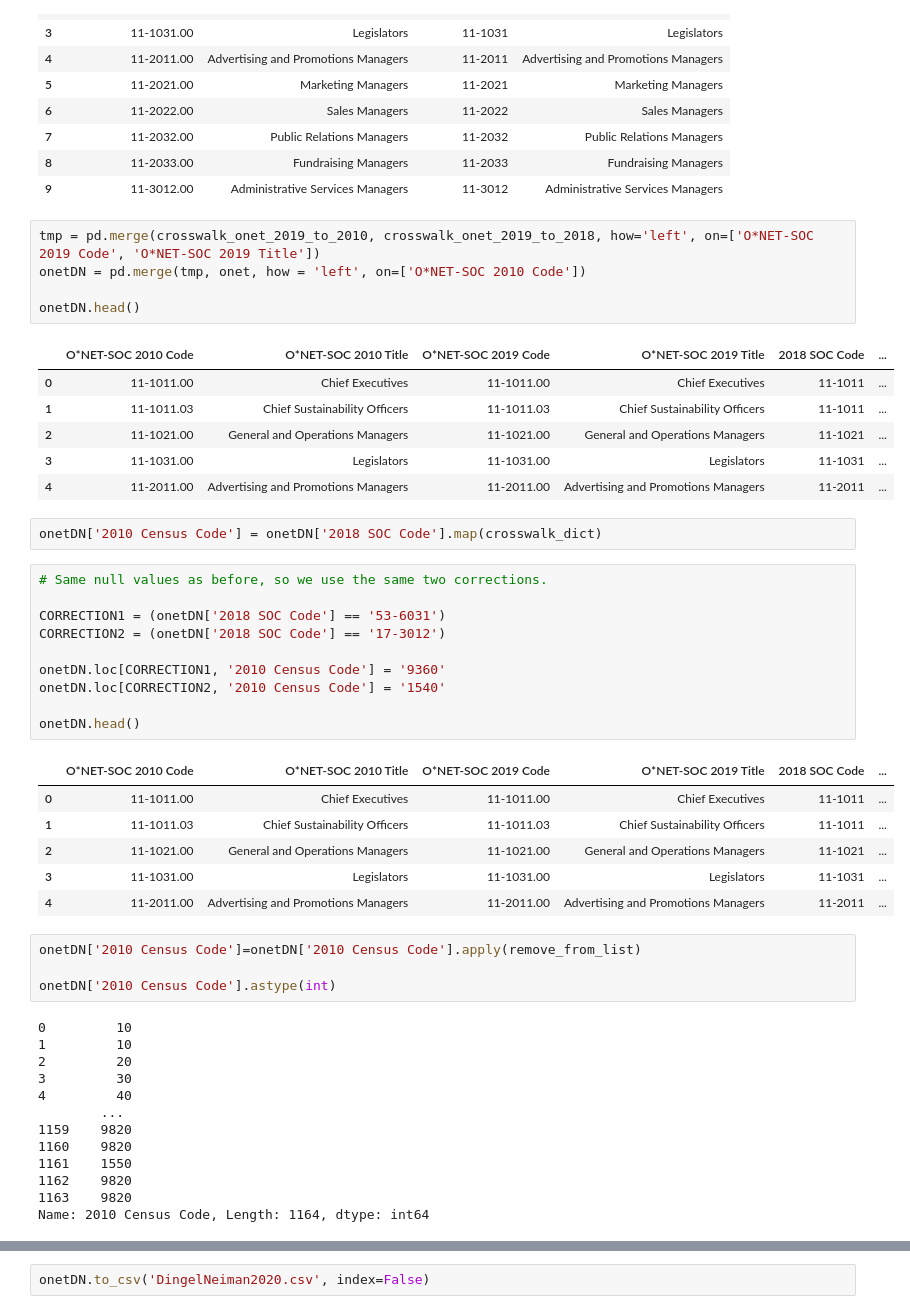
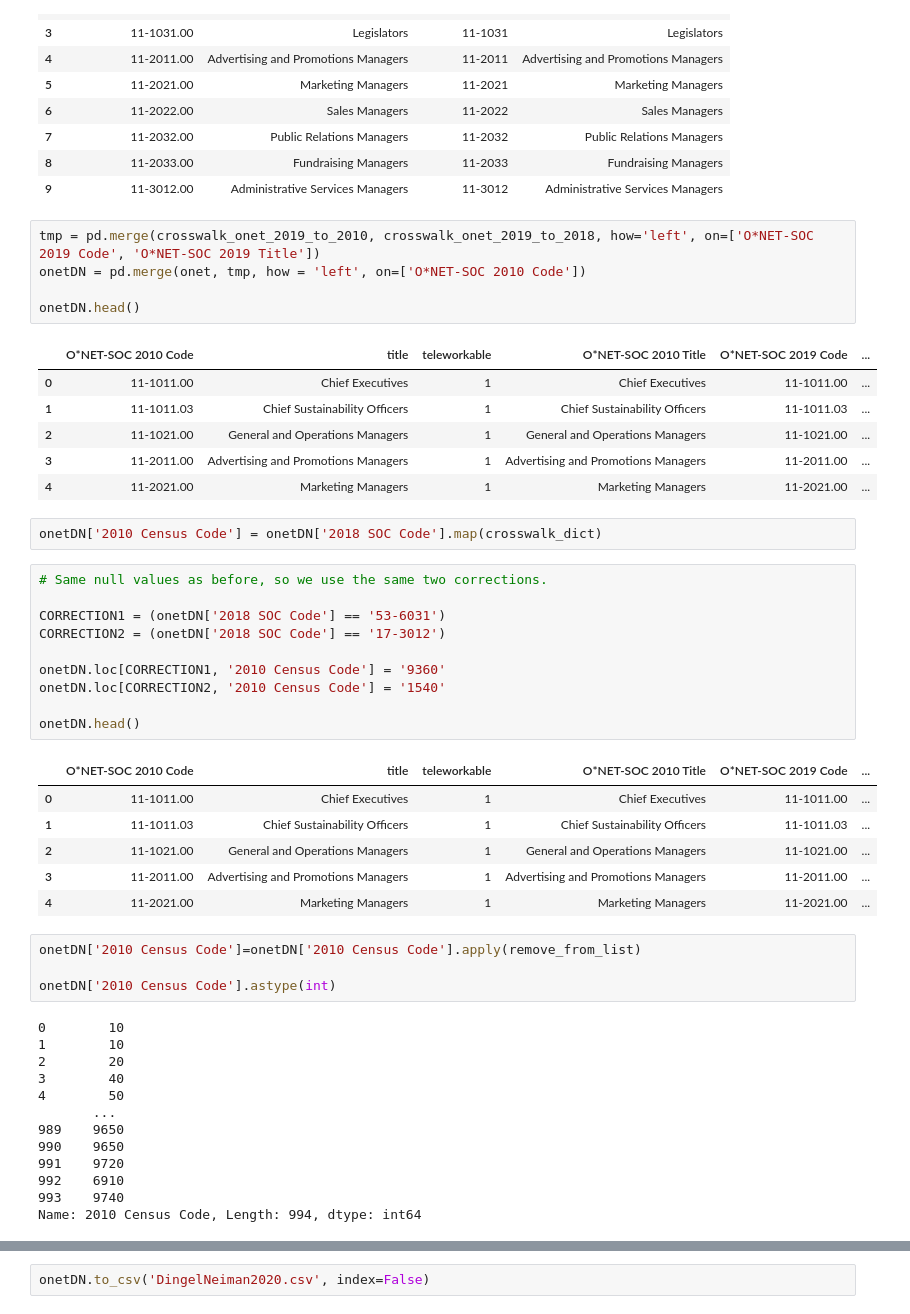
Before and after one commit to meganmccoy/ONET_Occupation_Codes, a Jupyter notebook: Mapping SOP and Census Occupation Codes.ipynb, the cells around one changed output, grey strips where cells are left out. Saved outputs shown, nothing was run; the diff lists cells and outputs as text.

```diff
--- a/Mapping SOP and Census Occupation Codes.ipynb
+++ b/Mapping SOP and Census Occupation Codes.ipynb
@@ -297,16 +297,16 @@ crosswalk_onet_2019_to_2018.head(10) # 1016 occupations
 | 9 | 11-3012.00 | Administrative Services Managers | 11-3012 | Administrative Services Managers |
 # %%
 tmp = pd.merge(crosswalk_onet_2019_to_2010, crosswalk_onet_2019_to_2018, how='left', on=['O*NET-SOC 2019 Code', 'O*NET-SOC 2019 Title'])
-onetDN = pd.merge(tmp, onet, how = 'left', on=['O*NET-SOC 2010 Code'])
+onetDN = pd.merge(onet, tmp, how = 'left', on=['O*NET-SOC 2010 Code'])
 
 onetDN.head()
 # %% [output]
-|  | O*NET-SOC 2010 Code | O*NET-SOC 2010 Title | O*NET-SOC 2019 Code | O*NET-SOC 2019 Title | 2018 SOC Code | ... |
-| 0 | 11-1011.00 | Chief Executives | 11-1011.00 | Chief Executives | 11-1011 | ... |
-| 1 | 11-1011.03 | Chief Sustainability Officers | 11-1011.03 | Chief Sustainability Officers | 11-1011 | ... |
-| 2 | 11-1021.00 | General and Operations Managers | 11-1021.00 | General and Operations Managers | 11-1021 | ... |
-| 3 | 11-1031.00 | Legislators | 11-1031.00 | Legislators | 11-1031 | ... |
-| 4 | 11-2011.00 | Advertising and Promotions Managers | 11-2011.00 | Advertising and Promotions Managers | 11-2011 | ... |
+|  | O*NET-SOC 2010 Code | title | teleworkable | O*NET-SOC 2010 Title | O*NET-SOC 2019 Code | ... |
+| 0 | 11-1011.00 | Chief Executives | 1 | Chief Executives | 11-1011.00 | ... |
+| 1 | 11-1011.03 | Chief Sustainability Officers | 1 | Chief Sustainability Officers | 11-1011.03 | ... |
+| 2 | 11-1021.00 | General and Operations Managers | 1 | General and Operations Managers | 11-1021.00 | ... |
+| 3 | 11-2011.00 | Advertising and Promotions Managers | 1 | Advertising and Promotions Managers | 11-2011.00 | ... |
+| 4 | 11-2021.00 | Marketing Managers | 1 | Marketing Managers | 11-2021.00 | ... |
 # %%
 onetDN['2010 Census Code'] = onetDN['2018 SOC Code'].map(crosswalk_dict)
 # %%
@@ -320,26 +320,26 @@ onetDN.loc[CORRECTION2, '2010 Census Code'] = '1540'
 
 onetDN.head()
 # %% [output]
-|  | O*NET-SOC 2010 Code | O*NET-SOC 2010 Title | O*NET-SOC 2019 Code | O*NET-SOC 2019 Title | 2018 SOC Code | ... |
-| 0 | 11-1011.00 | Chief Executives | 11-1011.00 | Chief Executives | 11-1011 | ... |
-| 1 | 11-1011.03 | Chief Sustainability Officers | 11-1011.03 | Chief Sustainability Officers | 11-1011 | ... |
-| 2 | 11-1021.00 | General and Operations Managers | 11-1021.00 | General and Operations Managers | 11-1021 | ... |
-| 3 | 11-1031.00 | Legislators | 11-1031.00 | Legislators | 11-1031 | ... |
-| 4 | 11-2011.00 | Advertising and Promotions Managers | 11-2011.00 | Advertising and Promotions Managers | 11-2011 | ... |
+|  | O*NET-SOC 2010 Code | title | teleworkable | O*NET-SOC 2010 Title | O*NET-SOC 2019 Code | ... |
+| 0 | 11-1011.00 | Chief Executives | 1 | Chief Executives | 11-1011.00 | ... |
+| 1 | 11-1011.03 | Chief Sustainability Officers | 1 | Chief Sustainability Officers | 11-1011.03 | ... |
+| 2 | 11-1021.00 | General and Operations Managers | 1 | General and Operations Managers | 11-1021.00 | ... |
+| 3 | 11-2011.00 | Advertising and Promotions Managers | 1 | Advertising and Promotions Managers | 11-2011.00 | ... |
+| 4 | 11-2021.00 | Marketing Managers | 1 | Marketing Managers | 11-2021.00 | ... |
 # %%
 onetDN['2010 Census Code']=onetDN['2010 Census Code'].apply(remove_from_list)
 
 onetDN['2010 Census Code'].astype(int)
 # %% [output]
-0         10
-1         10
-2         20
-3         30
-4         40
-        ...
-1159    9820
-1160    9820
-1161    1550
-1162    9820
-1163    9820
-Name: 2010 Census Code, Length: 1164, dtype: int64
+0        10
+1        10
+2        20
+3        40
+4        50
+       ...
+989    9650
+990    9650
+991    9720
+992    6910
+993    9740
+Name: 2010 Census Code, Length: 994, dtype: int64
```
Also changed, not shown: parts of 1 cell of this notebook.
